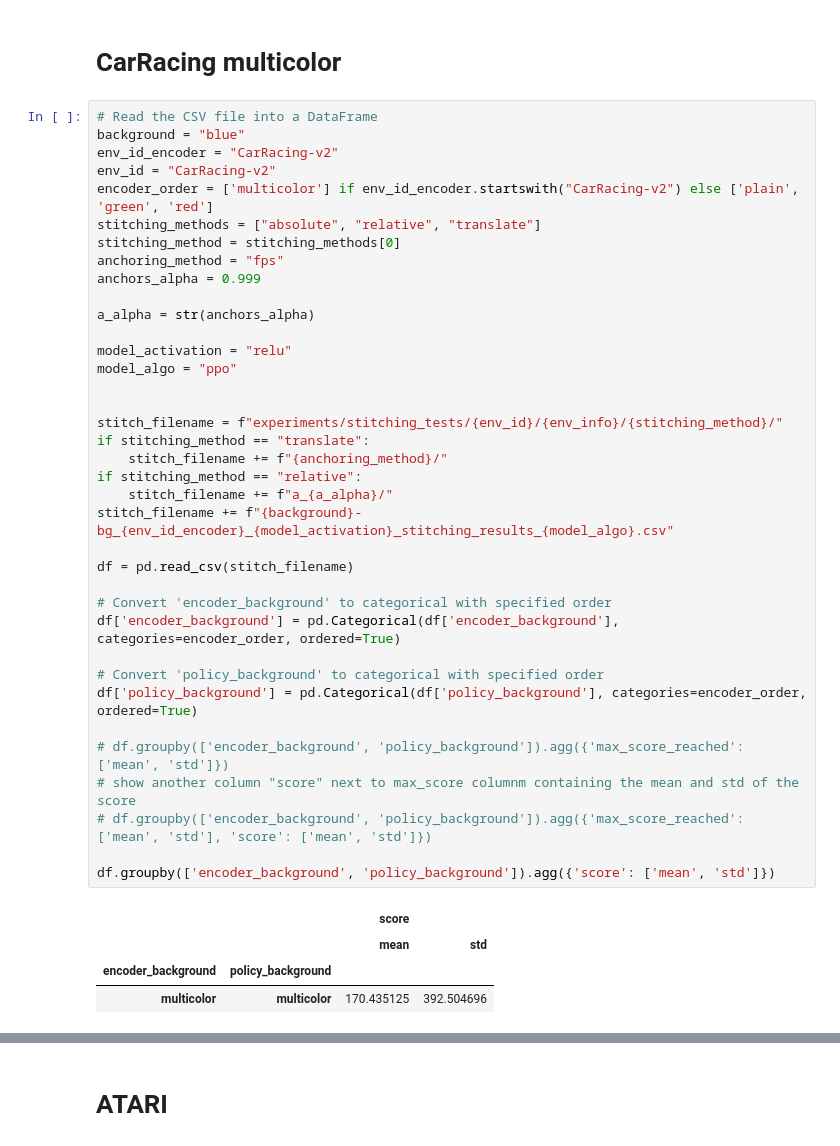
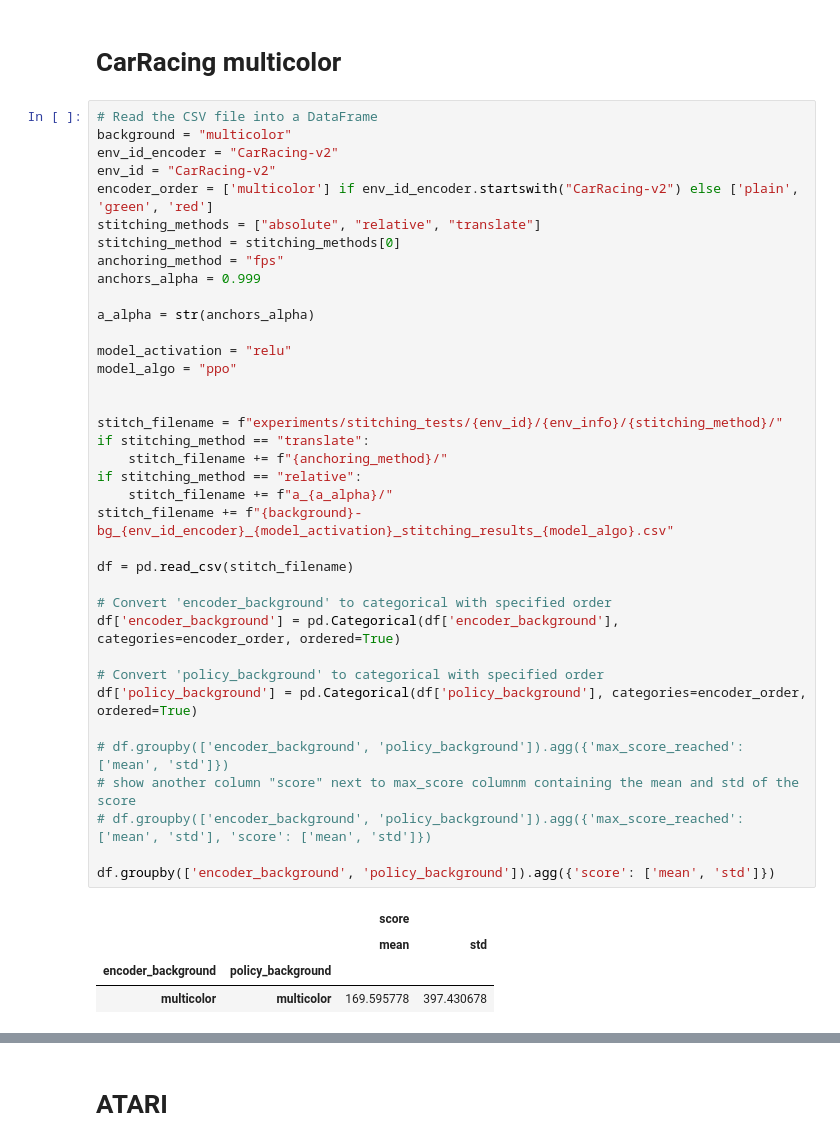
Before and after one commit to antoniopioricciardi/rl_relrepr_gymnasium, a Jupyter notebook: notebooks/stitching_results.ipynb, the cells around one changed output, grey strips where cells are left out. Saved outputs shown, nothing was run; the diff lists cells and outputs as text.

```diff
--- a/notebooks/stitching_results.ipynb
+++ b/notebooks/stitching_results.ipynb
@@ -254,7 +259,7 @@ IndexError: single positional indexer is out-of-bounds
 # CarRacing multicolor
 # %%
 # Read the CSV file into a DataFrame
-background = "blue"
+background = "multicolor"
 env_id_encoder = "CarRacing-v2"
 env_id = "CarRacing-v2"
 encoder_order = ['multicolor'] if env_id_encoder.startswith("CarRacing-v2") else ['plain', 'green', 'red']
@@ -266,34 +271,34 @@ anchors_alpha = 0.999
 a_alpha = str(anchors_alpha)
 
 model_activation = "relu"
 model_algo = "ppo"
 
 
 stitch_filename = f"experiments/stitching_tests/{env_id}/{env_info}/{stitching_method}/"
 if stitching_method == "translate":
     stitch_filename += f"{anchoring_method}/"
 if stitching_method == "relative":
     stitch_filename += f"a_{a_alpha}/"
 stitch_filename += f"{background}-bg_{env_id_encoder}_{model_activation}_stitching_results_{model_algo}.csv"
 
 df = pd.read_csv(stitch_filename)
 
 # Convert 'encoder_background' to categorical with specified order
 df['encoder_background'] = pd.Categorical(df['encoder_background'], categories=encoder_order, ordered=True)
 
 # Convert 'policy_background' to categorical with specified order
 df['policy_background'] = pd.Categorical(df['policy_background'], categories=encoder_order, ordered=True)
 
 # df.groupby(['encoder_background', 'policy_background']).agg({'max_score_reached': ['mean', 'std']})
 # show another column "score" next to max_score columnm containing the mean and std of the score
 # df.groupby(['encoder_background', 'policy_background']).agg({'max_score_reached': ['mean', 'std'], 'score': ['mean', 'std']})
 
 df.groupby(['encoder_background', 'policy_background']).agg({'score': ['mean', 'std']})
 # %% [output]
 |  |  | score |  |
 |  |  | mean | std |
 | encoder_background | policy_background |  |  |
-| multicolor | multicolor | 170.435125 | 392.504696 |
+| multicolor | multicolor | 169.595778 | 397.430678 |
 # %%
 # print results when encoder_seed and policy_seed are the same
 print('Same encoder and policy seed')
```
Also changed, not shown: parts of 2 cells of this notebook, 4 other files.
